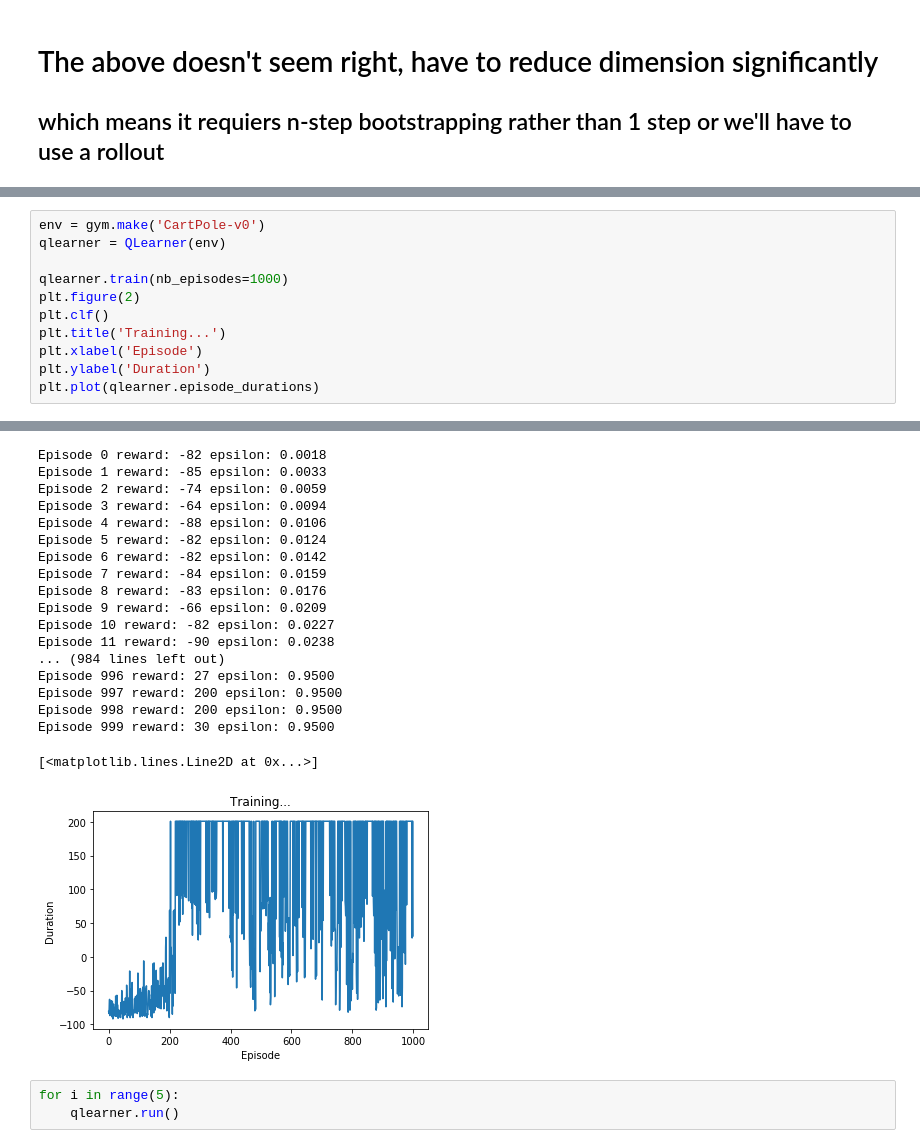
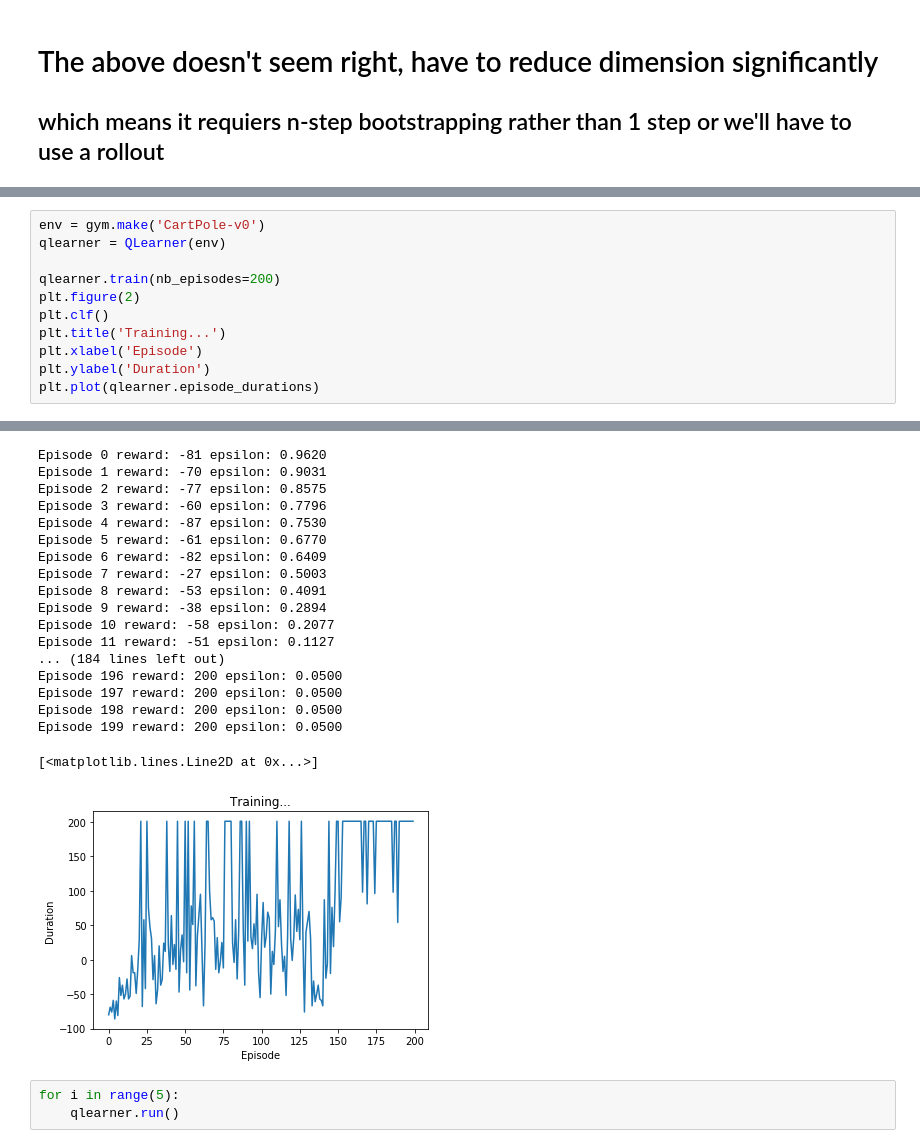
Before and after one commit to whathelll/DeepRLBootCampLabs, a Jupyter notebook: pytorch/4-CartPoleQLearning.ipynb, the cells around one changed output, grey strips where cells are left out. Drawn from its saved outputs; the diff is of its cells as text.

```diff
--- a/pytorch/4-CartPoleQLearning.ipynb
+++ b/pytorch/4-CartPoleQLearning.ipynb
@@ -442,7 +460,7 @@ class TestQlearner(unittest.TestCase):
 env = gym.make('CartPole-v0')
 qlearner = QLearner(env)
 
-qlearner.train(nb_episodes=1000)
+qlearner.train(nb_episodes=200)
 plt.figure(2)
 plt.clf()
 plt.title('Training...')
@@ -454,22 +472,22 @@ plt.plot(qlearner.episode_durations)
-Episode 0 reward: -82 epsilon: 0.0018
-Episode 1 reward: -85 epsilon: 0.0033
-Episode 2 reward: -74 epsilon: 0.0059
-Episode 3 reward: -64 epsilon: 0.0094
-Episode 4 reward: -88 epsilon: 0.0106
-Episode 5 reward: -82 epsilon: 0.0124
-Episode 6 reward: -82 epsilon: 0.0142
-Episode 7 reward: -84 epsilon: 0.0159
-Episode 8 reward: -83 epsilon: 0.0176
-Episode 9 reward: -66 epsilon: 0.0209
-Episode 10 reward: -82 epsilon: 0.0227
-Episode 11 reward: -90 epsilon: 0.0238
-... (984 lines left out)
-Episode 996 reward: 27 epsilon: 0.9500
-Episode 997 reward: 200 epsilon: 0.9500
-Episode 998 reward: 200 epsilon: 0.9500
-Episode 999 reward: 30 epsilon: 0.9500
+Episode 0 reward: -81 epsilon: 0.9620
+Episode 1 reward: -70 epsilon: 0.9031
+Episode 2 reward: -77 epsilon: 0.8575
+Episode 3 reward: -60 epsilon: 0.7796
+Episode 4 reward: -87 epsilon: 0.7530
+Episode 5 reward: -61 epsilon: 0.6770
+Episode 6 reward: -82 epsilon: 0.6409
+Episode 7 reward: -27 epsilon: 0.5003
+Episode 8 reward: -53 epsilon: 0.4091
+Episode 9 reward: -38 epsilon: 0.2894
+Episode 10 reward: -58 epsilon: 0.2077
+Episode 11 reward: -51 epsilon: 0.1127
+... (184 lines left out)
+Episode 196 reward: 200 epsilon: 0.0500
+Episode 197 reward: 200 epsilon: 0.0500
+Episode 198 reward: 200 epsilon: 0.0500
+Episode 199 reward: 200 epsilon: 0.0500
 [<matplotlib.lines.Line2D at 0x...>]
-[figure, old version]
+[figure, new version]
 # %%
 for i in range(5):
     qlearner.run()
```
Also changed, not shown: parts of 5 cells of this notebook.
